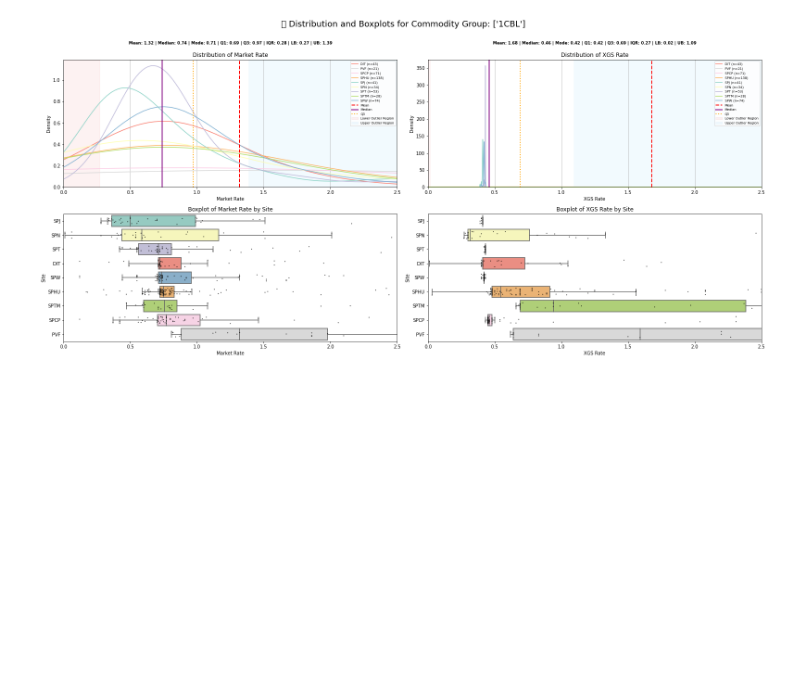
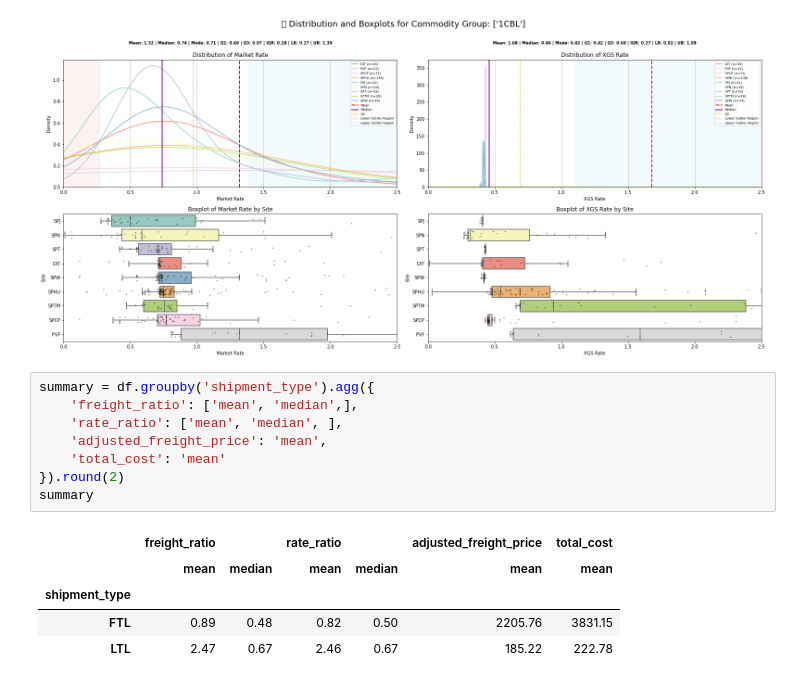
Before and after one commit to Zhuwaki/diverzify_freight_analysis, a Jupyter notebook: notebooks/nigel/nigel_18042025_histogram_v1500.ipynb, the cells around one changed output. Drawn from its saved outputs; the diff is of its cells as text; blank space fills up the shorter version.

```diff
--- a/notebooks/nigel/nigel_18042025_histogram_v1500.ipynb
+++ b/notebooks/nigel/nigel_18042025_histogram_v1500.ipynb
@@ -155,3 +155,17 @@ for group in commodity_groups:
 # %% [output]
 [figure]
 [figure]
+# %%
+summary = df.groupby('shipment_type').agg({
+    'freight_ratio': ['mean', 'median',],
+    'rate_ratio': ['mean', 'median', ],
+    'adjusted_freight_price': 'mean',
+    'total_cost': 'mean'
+}).round(2)
+summary
+# %% [output]
+|  | freight_ratio |  | rate_ratio |  | adjusted_freight_price | total_cost |
+|  | mean | median | mean | median | mean | mean |
+| shipment_type |  |  |  |  |  |  |
+| FTL | 0.89 | 0.48 | 0.82 | 0.50 | 2205.76 | 3831.15 |
+| LTL | 2.47 | 0.67 | 2.46 | 0.67 | 185.22 | 222.78 |
```
Also changed, not shown: 1 other file.
